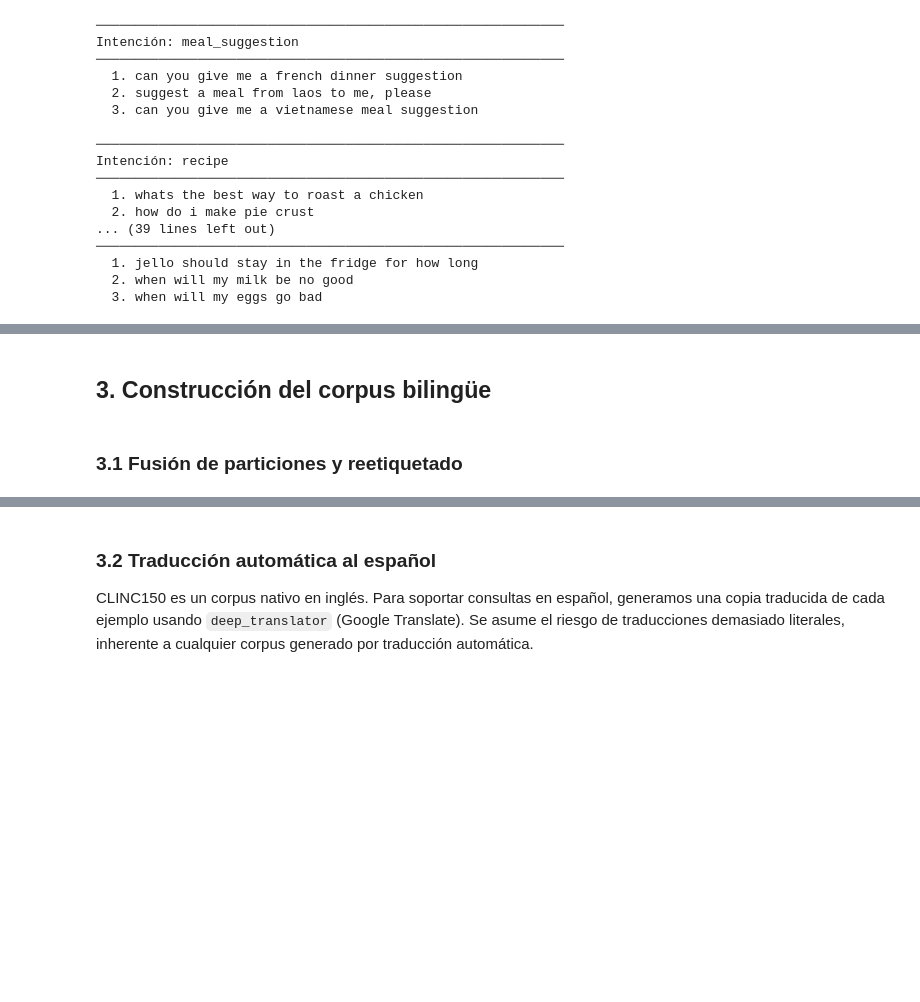
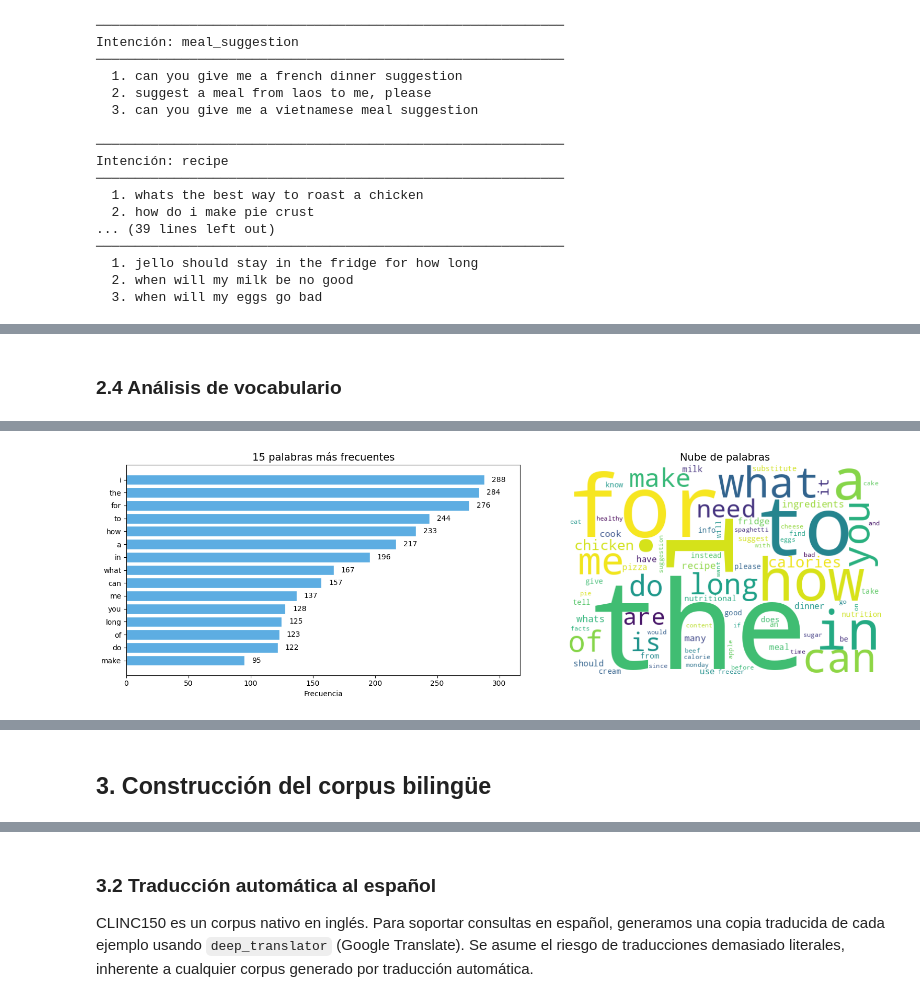
Before and after one commit to antoniommff/pln-faq-assistant, a Jupyter notebook: Analisis_Datos_PLN.ipynb, the cells around one changed output, grey strips where cells are left out. Saved outputs shown, nothing was run; the diff lists cells and outputs as text; code cells hidden in the pictures; blank space fills up the shorter version.

```diff
--- a/Analisis_Datos_PLN.ipynb
+++ b/Analisis_Datos_PLN.ipynb
@@ -246,0 +310,75 @@ Intención: recipe
+# %% [markdown]
+### 2.4 Análisis de vocabulario
+# %%
+import re
+import string
+from collections import Counter
+from wordcloud import WordCloud
+
+def analyze_vocabulary(df, name):
+    texts = df['text'].str.lower().tolist()
+    all_words = []
+
+    for text in texts:
+        words = re.sub(f'[{string.punctuation}]', '', text).split()
+        all_words.extend(words)
+
+    word_counts = Counter(all_words)
+
+    # Estadísticas
+    total_words = len(all_words)
+    unique_words = len(word_counts)
+    rare_words = sum(1 for word, count in word_counts.items() if count == 1)
+    top_words_global = word_counts.most_common(15)
+
+    print(f"{'-'*60}")
+    print(f"ANÁLISIS DE VOCABULARIO: {name}")
+    print(f"{'-'*60}\n")
+    print(f"Total de palabras: {total_words}")
+    print(f"Palabras únicas (vocabulario): {unique_words}")
+    print(f"Palabras raras (frecuencia = 1): {rare_words}")
+    print("")
+
+    # Gráficas
+    fig, axes = plt.subplots(1, 2, figsize=(16, 5))
+
+    # Panel 1: Gráfico de barras horizontales (Top 15 palabras)
+    words, counts = zip(*top_words_global)
+    y_pos = range(len(words))[::-1]
+
+    axes[0].barh(y_pos, counts, color='#5DADE2', edgecolor='white')
+    axes[0].set_yticks(y_pos)
+    axes[0].set_yticklabels(words)
+    axes[0].set_title('15 palabras más frecuentes', fontsize=14)
+    axes[0].set_xlabel('Frecuencia')
+    axes[0].set_xlim(0, max(counts) * 1.1)
+
+    for i, count in zip(y_pos, counts):
+        axes[0].text(count + (max(counts)*0.02), i, str(count), va='center', fontsize=10)
+
+    # Panel 2: Nube de palabras
+    wordcloud = WordCloud(width=600, height=400, background_color='white',
+                          colormap='viridis', max_words=80).generate_from_frequencies(word_counts)
+    axes[1].imshow(wordcloud, interpolation='bilinear')
+    axes[1].axis('off')
+    axes[1].set_title('Nube de palabras', fontsize=14)
+
+    plt.tight_layout()
+    plt.show()
+
+    # Top 5 palabras por intención
+    print("\nTop 5 palabras por intención:")
+    for intent in sorted(df['intent_name'].unique()):
+        intent_texts = df[df['intent_name'] == intent]['text'].str.lower().tolist()
+        intent_words = []
+        for text in intent_texts:
+            intent_words.extend(re.sub(f'[{string.punctuation}]', '', text).split())
+
+        top_intent = Counter(intent_words).most_common(5)
+        top_intent_str = ", ".join([f"{w} ({c})" for w, c in top_intent])
+
+        # Formateado para que quede espaciado
+        print(f"{intent:<27} {top_intent_str}")
+
+analyze_vocabulary(cooking_train, name="Train")
+# %% [output]
@@ -246,0 +392 @@ Intención: recipe
+[figure, added]
@@ -247,4 +402,2 @@ Intención: recipe
 # %% [markdown]
 ## 3. Construcción del corpus bilingüe
-# %% [markdown]
-### 3.1 Fusión de particiones y reetiquetado
```
Also changed, not shown: parts of 21 cells of this notebook.
